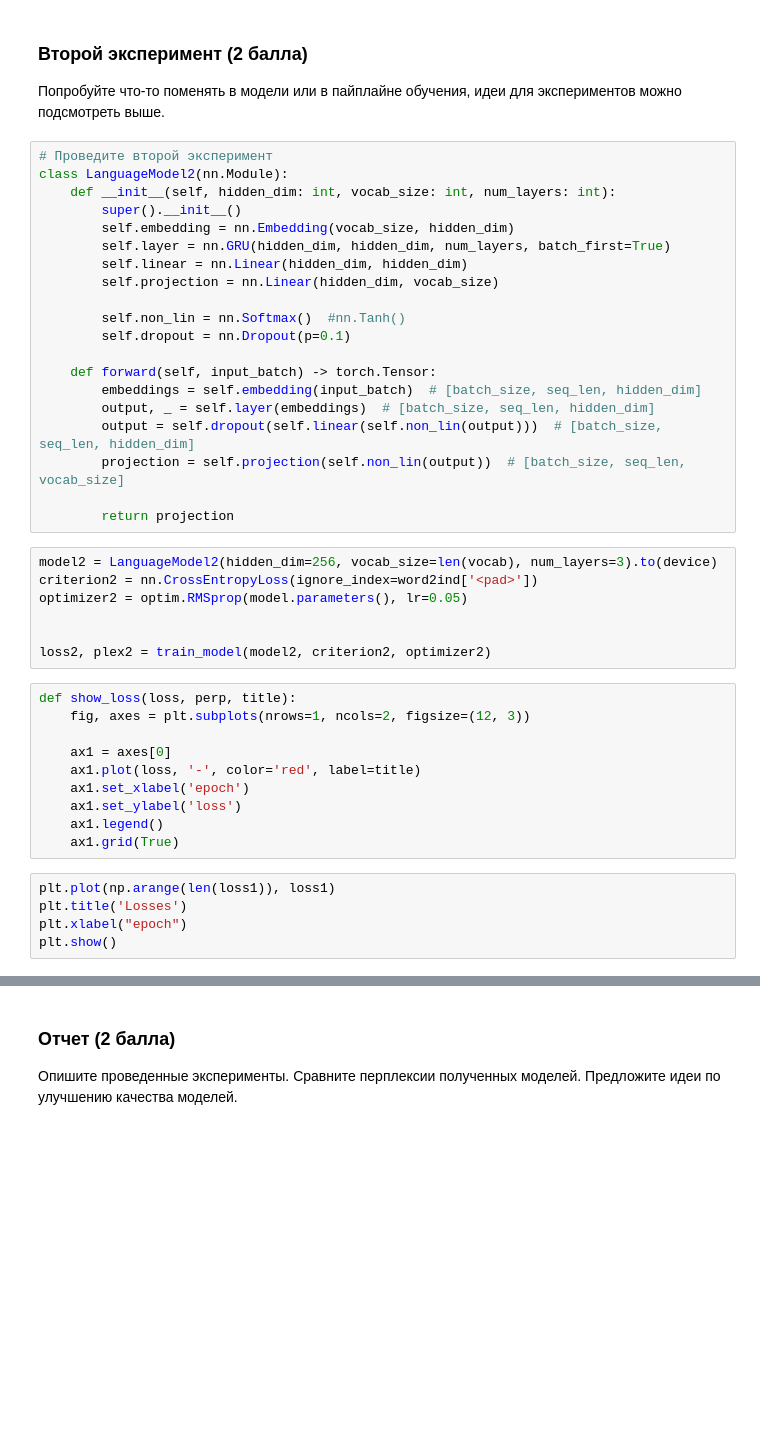
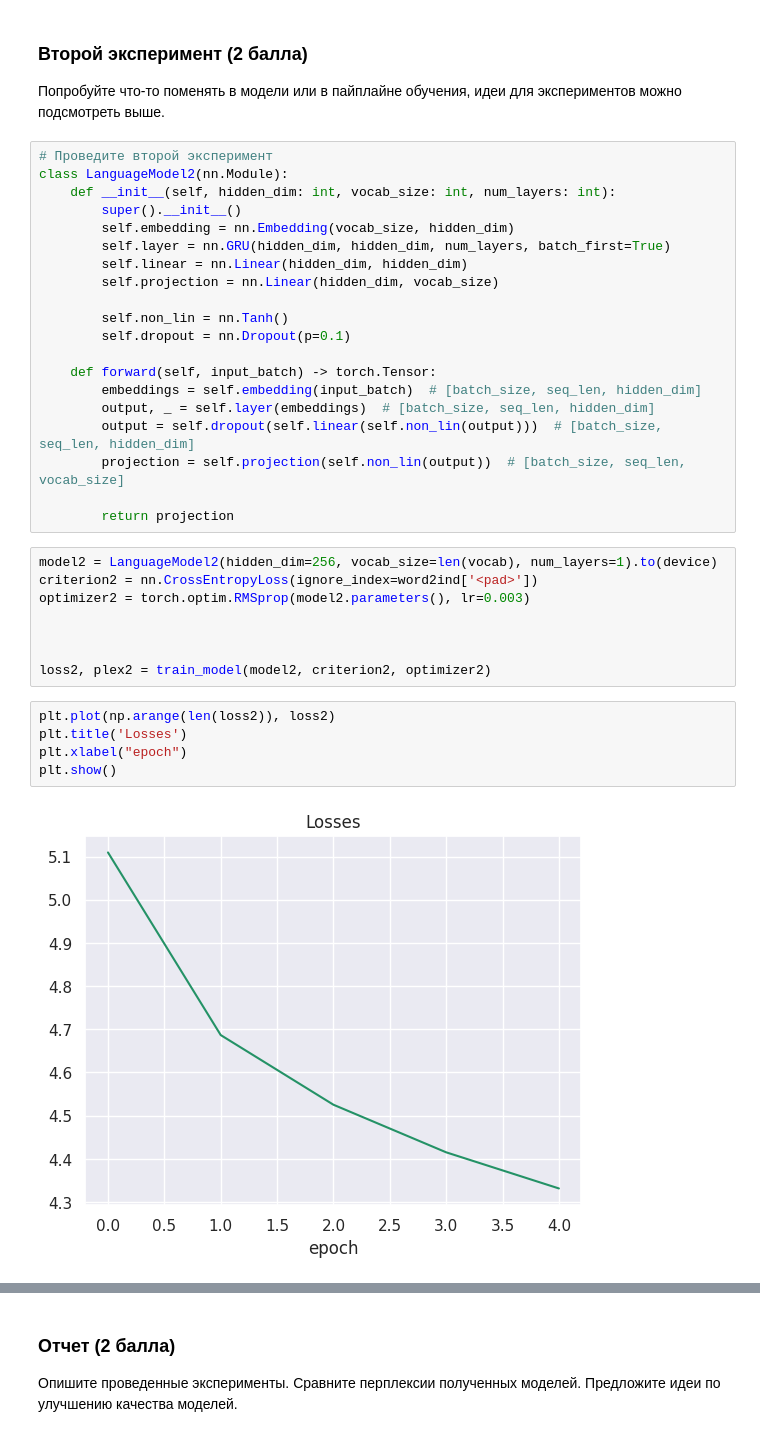
Before and after one commit to 2813/dls-homework, a Jupyter notebook: hw_language_modelling.ipynb, the cells around one changed output, grey strips where cells are left out. Saved outputs shown, nothing was run; the diff lists cells and outputs as text; blank space fills up the shorter version.

```diff
--- a/hw_language_modelling.ipynb
+++ b/hw_language_modelling.ipynb
@@ -268,7 +316,7 @@ class LanguageModel2(nn.Module):
         self.linear = nn.Linear(hidden_dim, hidden_dim)
         self.projection = nn.Linear(hidden_dim, vocab_size)
 
-        self.non_lin = nn.Softmax()  #nn.Tanh()
+        self.non_lin = nn.Tanh()
         self.dropout = nn.Dropout(p=0.1)
 
     def forward(self, input_batch) -> torch.Tensor:
@@ -279,25 +327,18 @@ class LanguageModel2(nn.Module):
 
         return projection
 # %%
-model2 = LanguageModel2(hidden_dim=256, vocab_size=len(vocab), num_layers=3).to(device)
+model2 = LanguageModel2(hidden_dim=256, vocab_size=len(vocab), num_layers=1).to(device)
 criterion2 = nn.CrossEntropyLoss(ignore_index=word2ind['<pad>'])
-optimizer2 = optim.RMSprop(model.parameters(), lr=0.05)
+optimizer2 = torch.optim.RMSprop(model2.parameters(), lr=0.003)
+
 
 
 loss2, plex2 = train_model(model2, criterion2, optimizer2)
-# %%
-def show_loss(loss, perp, title):
-    fig, axes = plt.subplots(nrows=1, ncols=2, figsize=(12, 3))
-
-    ax1 = axes[0]
-    ax1.plot(loss, '-', color='red', label=title)
-    ax1.set_xlabel('epoch')
-    ax1.set_ylabel('loss')
-    ax1.legend()
-    ax1.grid(True)
 # %%
-plt.plot(np.arange(len(loss1)), loss1)
+plt.plot(np.arange(len(loss2)), loss2)
 plt.title('Losses')
 plt.xlabel("epoch")
 plt.show()
+# %% [output]
+[figure, added]
 # %%
```
Also changed, not shown: parts of 17 cells of this notebook.
